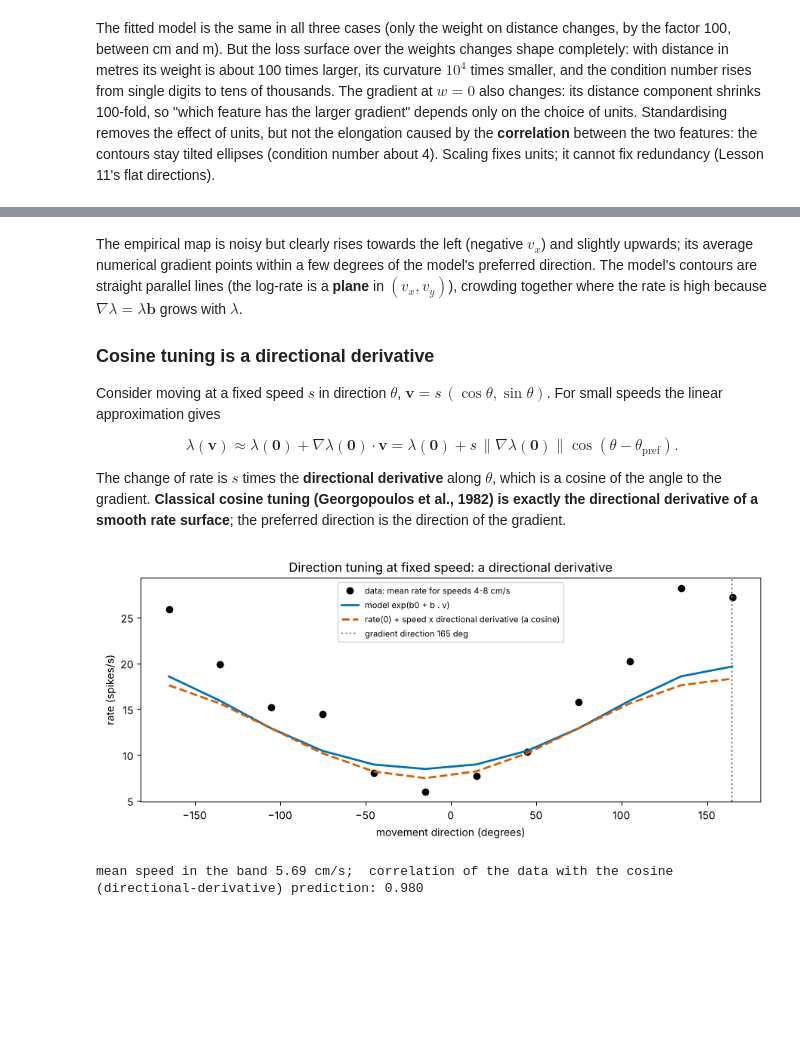
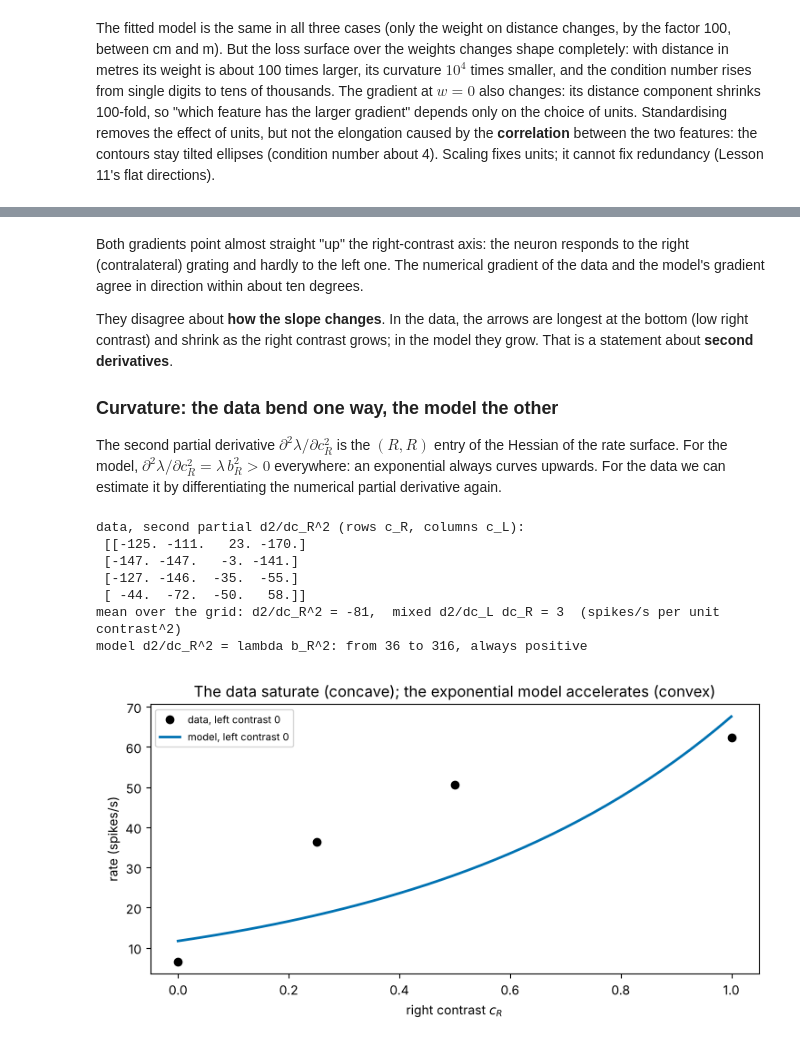
Before and after one commit to peter-adepoju/math-neuro-ml, a Jupyter notebook: week4/lesson14/Lesson14_Teaching_Notebook.ipynb, the cells around one changed output, grey strips where cells are left out. Drawn from its saved outputs; the diff is of its cells as text; code cells hidden in the pictures; blank space fills up the shorter version.

```diff
--- a/week4/lesson14/Lesson14_Teaching_Notebook.ipynb
+++ b/week4/lesson14/Lesson14_Teaching_Notebook.ipynb
@@ -450,34 +462,33 @@ preferred direction 164.9 deg;  |b| = 0.0740 per cm/s  -> the expected count cha
 # %% [markdown]
-The empirical map is noisy but clearly rises towards the left (negative $v_x$) and slightly upwards; its average numerical gradient points within a few degrees of the model's preferred direction. The model's contours are straight parallel lines (the log-rate is a **plane** in $(v_x, v_y)$), crowding together where the rate is high because $\nabla\lambda = \lambda\mathbf{b}$ grows with $\lambda$.
+Both gradients point almost straight "up" the right-contrast axis: the neuron responds to the right (contralateral) grating and hardly to the left one. The numerical gradient of the data and the model's gradient agree in direction within about ten degrees.
 
-### Cosine tuning is a directional derivative
+They disagree about **how the slope changes**. In the data, the arrows are longest at the bottom (low right contrast) and shrink as the right contrast grows; in the model they grow. That is a statement about **second derivatives**.
 
-Consider moving at a fixed speed $s$ in direction $\theta$, $\mathbf{v} = s\,(\cos\theta, \sin\theta)$. For small speeds the linear approximation gives
+### Curvature: the data bend one way, the model the other
 
-$$\lambda(\mathbf{v}) \approx \lambda(\mathbf{0}) + \nabla\lambda(\mathbf{0})\cdot\mathbf{v} = \lambda(\mathbf{0}) + s\,\lVert\nabla\lambda(\mathbf{0})\rVert\cos(\theta - \theta_{\text{pref}}).$$
-
-The change of rate is $s$ times the **directional derivative** along $\theta$, which is a cosine of the angle to the gradient. **Classical cosine tuning (Georgopoulos et al., 1982) is exactly the directional derivative of a smooth rate surface**; the preferred direction is the direction of the gradient.
+The second partial derivative $\partial^2\lambda/\partial c_R^2$ is the $(R, R)$ entry of the Hessian of the rate surface. For the model, $\partial^2\lambda/\partial c_R^2 = \lambda\,b_R^2 > 0$ everywhere: an exponential always curves upwards. For the data we can estimate it by differentiating the numerical partial derivative again.
 # %%
-speed_pts = np.linalg.norm(V_tr, axis=1)
-theta_pts = np.arctan2(V_tr[:, 1], V_tr[:, 0])
-band = (speed_pts > 4) & (speed_pts < 8)                                 # movements at roughly 6 cm/s
-dir_edges = np.linspace(-np.pi, np.pi, 13)
-dir_c = 0.5 * (dir_edges[1:] + dir_edges[:-1])
-rate_dir = np.array([y_tr[band & (theta_pts >= lo) & (theta_pts < hi)].mean() / 0.05 for lo, hi in zip(dir_edges[:-1], dir_edges[1:])])
-grad0 = np.exp(b[0]) / 0.05 * b[1:]                                       # gradient of the model rate at v = 0, spikes/s per cm/s
-s_mean = speed_pts[band].mean()
-lin_pred = np.exp(b[0]) / 0.05 + s_mean * (grad0[0] * np.cos(dir_c) + grad0[1] * np.sin(dir_c))
-full_pred = np.exp(b[0] + s_mean * (b[1] * np.cos(dir_c) + b[2] * np.sin(dir_c))) / 0.05
-fig, ax = plt.subplots(figsize=(9, 4))
-ax.plot(np.degrees(dir_c), rate_dir, 'o', color='black', label='data: mean rate for speeds 4-8 cm/s')
-ax.plot(np.degrees(dir_c), full_pred, color=PALETTE[0], lw=2, label='model exp(b0 + b . v)')
-ax.plot(np.degrees(dir_c), lin_pred, color=PALETTE[1], ls='--', lw=2, label='rate(0) + speed x directional derivative (a cosine)')
-ax.axvline(pd_deg, color='grey', ls=':', label=f'gradient direction {pd_deg:.0f} deg')
-ax.set_xlabel('movement direction (degrees)'); ax.set_ylabel('rate (spikes/s)'); ax.set_title('Direction tuning at fixed speed: a directional derivative'); ax.legend(fontsize=8)
+dRR_map = np.gradient(dR_map, levels, axis=0)                           # second partial in c_R, spikes/s per (unit contrast)^2
+dLR_map = np.gradient(dR_map, levels, axis=1)                           # mixed partial d2/dc_L dc_R
+print("data, second partial d2/dc_R^2 (rows c_R, columns c_L):\n", np.round(dRR_map, 0))
+print(f"mean over the grid: d2/dc_R^2 = {dRR_map.mean():.0f},  mixed d2/dc_L dc_R = {dLR_map.mean():.0f}  (spikes/s per unit contrast^2)")
+model_dRR = lam_q * b[2]**2
+print(f"model d2/dc_R^2 = lambda b_R^2: from {model_dRR.min():.0f} to {model_dRR.max():.0f}, always positive")
+
+fig, ax = plt.subplots(figsize=(7.5, 4))
+ax.plot(levels, rate_map[:, 0], 'o', color='black', label='data, left contrast 0')
+ax.plot(cc, np.exp(b[0] + b[2] * cc) / WIN, color=PALETTE[0], lw=2, label='model, left contrast 0')
+ax.set_xlabel('right contrast $c_R$'); ax.set_ylabel('rate (spikes/s)')
+ax.set_title('The data saturate (concave); the exponential model accelerates (convex)')
+ax.legend(fontsize=8)
 plt.tight_layout(); plt.show()
-r_cos = np.corrcoef(rate_dir, lin_pred)[0, 1]
-print(f"mean speed in the band {s_mean:.2f} cm/s;  correlation of the data with the cosine (directional-derivative) prediction: {r_cos:.3f}")
 # %% [output]
+data, second partial d2/dc_R^2 (rows c_R, columns c_L):
+ [[-125. -111.   23. -170.]
+ [-147. -147.   -3. -141.]
+ [-127. -146.  -35.  -55.]
+ [ -44.  -72.  -50.   58.]]
+mean over the grid: d2/dc_R^2 = -81,  mixed d2/dc_L dc_R = 3  (spikes/s per unit contrast^2)
+model d2/dc_R^2 = lambda b_R^2: from 36 to 316, always positive
-[figure, old version]
+[figure, new version]
-mean speed in the band 5.69 cm/s;  correlation of the data with the cosine (directional-derivative) prediction: 0.980
 # %% [markdown]
```
Also changed, not shown: parts of 12 cells of this notebook, 1 other file.
